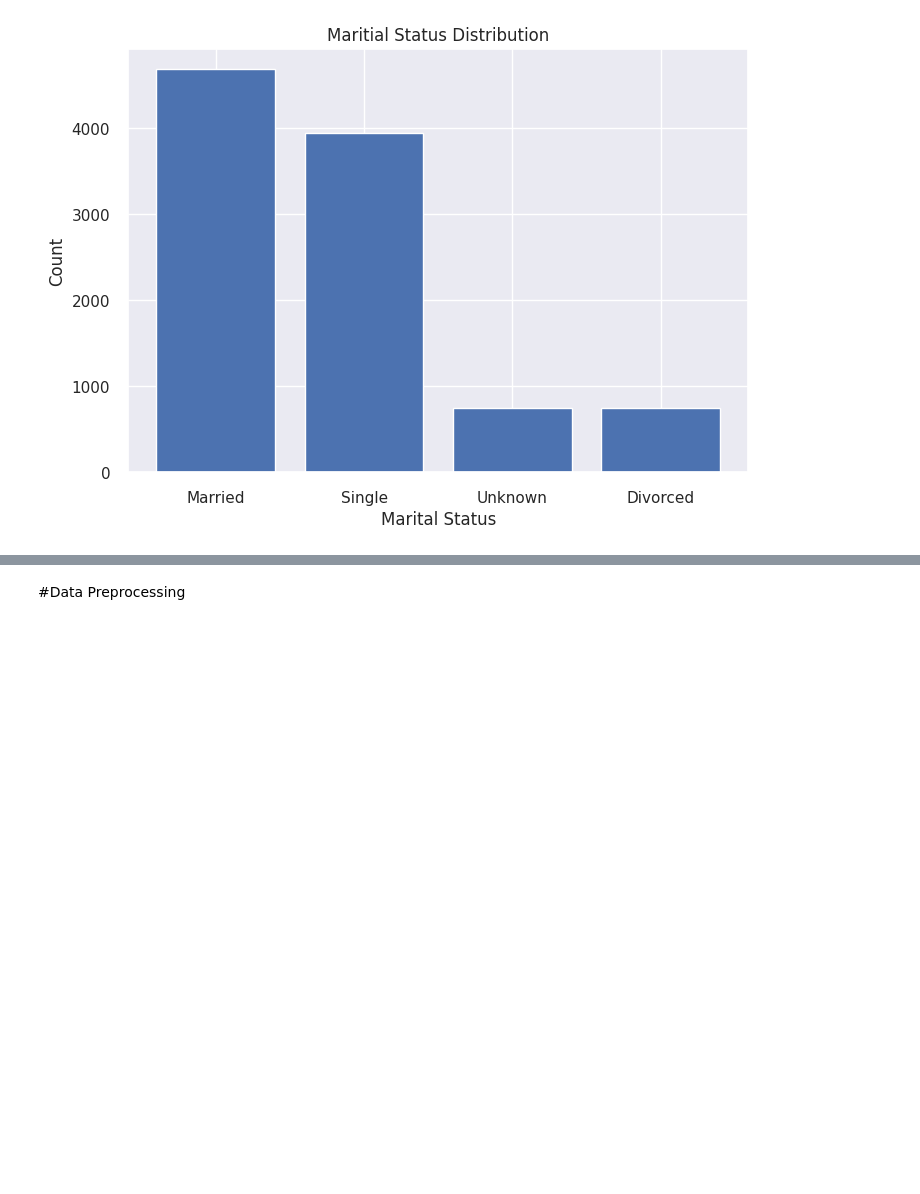
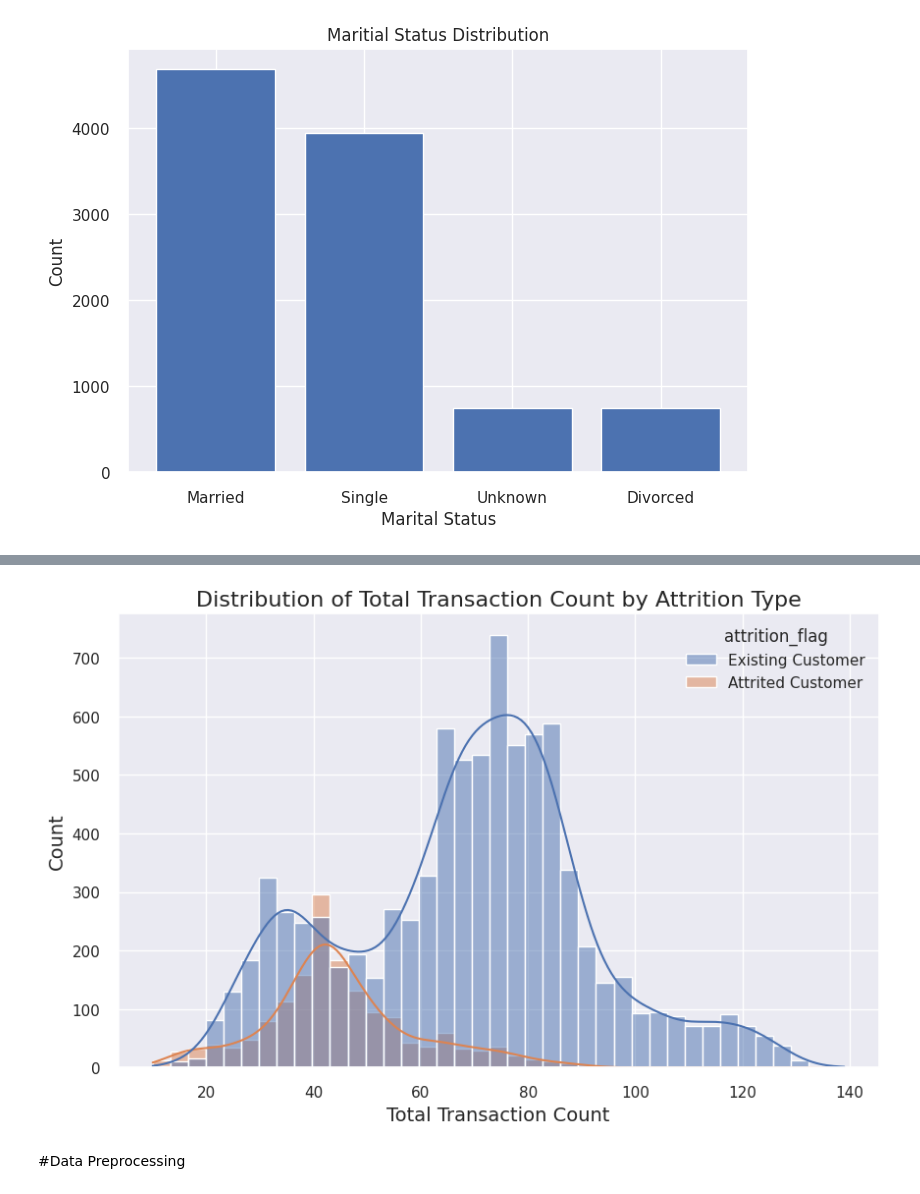
Before and after one commit to kazirshahria/bank-customer-churn, a Jupyter notebook: mlds_project.ipynb, the cells around one changed output, grey strips where cells are left out. Saved outputs shown, nothing was run; the diff lists cells and outputs as text; code cells hidden in the pictures; blank space fills up the shorter version.

```diff
--- a/mlds_project.ipynb
+++ b/mlds_project.ipynb
@@ -227,3 +214,13 @@ plt.show()
+# %%
+# Kazi Shahria
+plt.figure(figsize=(10, 6))
+sns.histplot(data=df, x='total_trans_ct', hue='attrition_flag', kde=True)
+plt.title('Distribution of Total Transaction Count by Attrition Type', fontsize=16)
+plt.xlabel('Total Transaction Count', fontsize=14)
+plt.ylabel('Count', fontsize=14)
+plt.show()
+# %% [output]
+[figure, added]
 # %% [markdown]
 #Data Preprocessing
 # %%
```
Also changed, not shown: parts of 11 cells of this notebook, 1 other file.
